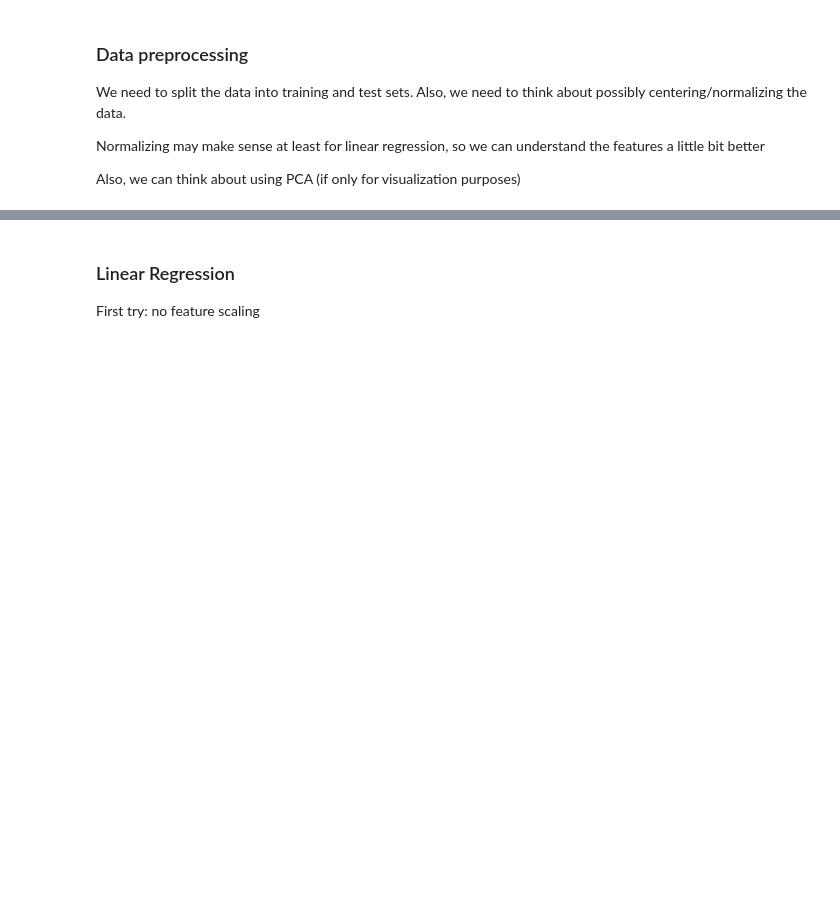
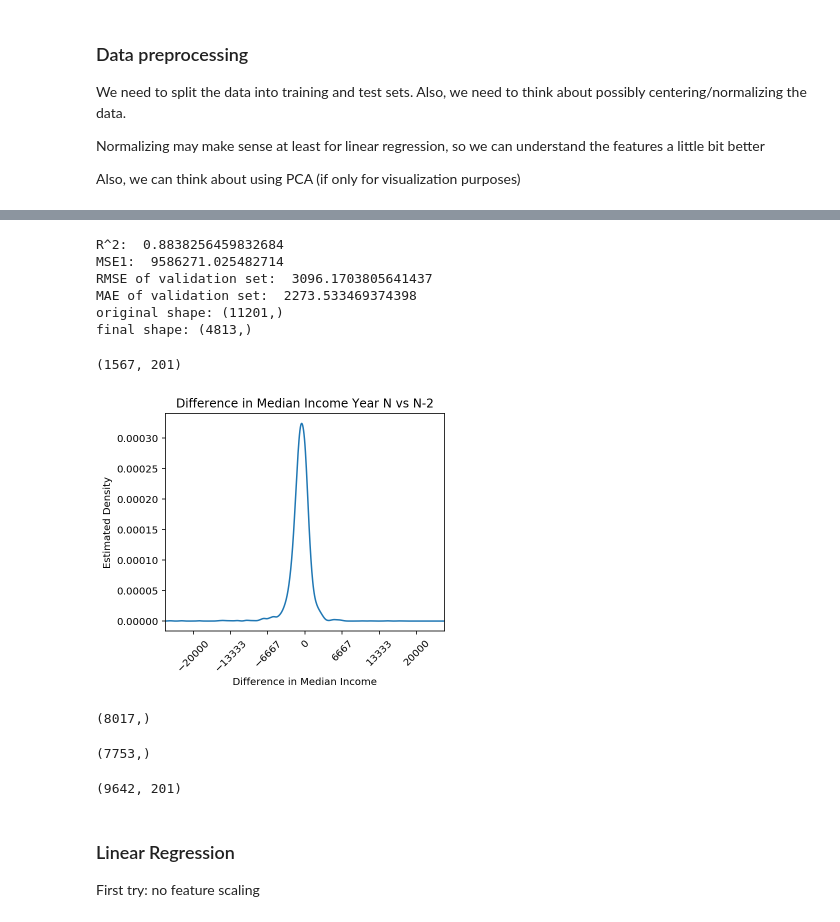
Before and after one commit to aidanclaffey/dsga-1001-college-scorecard, a Jupyter notebook: Model_evaluation.ipynb, the cells around one changed output, grey strips where cells are left out. Cells and saved outputs as stored; diff of their text form; code cells hidden in the pictures; blank space fills up the shorter version.

Commit message:
plots, naive model

```diff
--- a/Model_evaluation.ipynb
+++ b/Model_evaluation.ipynb
@@ -16,4 +16,11 @@ seed = 12345
 data = pd.read_pickle('clean_notna_data.pickle')
 X = data['X']
 y = data['y']
+X_with_name = X.copy()
 name = X['INSTNM']
+
+X.drop('INSTNM', axis = 1, inplace = True)
+data = X.copy()
+data['Y'] = y
+
+X.head()
@@ -43,5 +63,0 @@ class NaivePredictor:
-# %%
-np_a = NaivePredictor()
-np_a.fit(X, y)
-np_b = NaivePredictor(use_coef=True)
-np_b.fit(X, y)
@@ -88,3 +113,59 @@ for i in range(0,6):
+# %%
+np_b = NaivePredictor(use_coef=True)
+np_b.fit(X_with_name, y)
+y_hat_b = np_b.predict(X_with_name)
+y_hat_b = y_hat_b[~np.isnan(y_hat_b)]
+y_true = y[y_hat_b.index]
+r2 = r2_score(y_true, y_hat_b)
+mse = m_s_e(y_true, y_hat_b)
+mae = m_a_e(y_true, y_hat_b)
+print("R^2: ", r2)
+print("MSE1: ", mse)
+print("RMSE of validation set: ", np.sqrt(mse))
+print("MAE of validation set: ", mae)
+print("original shape:", y.shape)
+print("final shape:", y_true.shape)
+# %% [output]
+R^2:  0.8838256459832684
+MSE1:  9586271.025482714
+RMSE of validation set:  3096.1703805641437
+MAE of validation set:  2273.533469374398
+original shape: (11201,)
+final shape: (4813,)
+# %%
+X_with_name[X_with_name['YEAR'] == 2003].shape
+# %% [output]
+(1567, 201)
+# %%
+import matplotlib.pyplot as plt
+
+%matplotlib inline
+%config InlineBackend.figure_format = 'retina'
+fig, ax = plt.subplots(figsize=(5, 4))
+diffs = y_hat_a - y_true
+diffs.plot.kde(ax=ax)
+ax.set_xlim(-25000,25000)
+plt.xticks([-20000,-13333,-6667,0,6667,13333,20000]);
+ax.set_ylabel('Estimated Density')
+ax.set_xlabel('Difference in Median Income')
+ax.set_title('Difference in Median Income Year N vs N-2')
+for tick in ax.get_xticklabels():
+    tick.set_rotation(45)
+plt.savefig("figs/diffs.png",dpi=300,bbox_inches = 'tight')
+# %% [output]
+[figure, added]
+# %%
+diffs.shape
+# %% [output]
+(8017,)
+# %%
+diffs[abs(diffs) < 5000].shape
+# %% [output]
+(7753,)
+# %%
+X_with_name_test.shape
+# %% [output]
+(9642, 201)
 # %% [markdown]
 ### Linear Regression
 First try: no feature scaling
```
Also changed, not shown: parts of 8 cells of this notebook, 3 other files.
